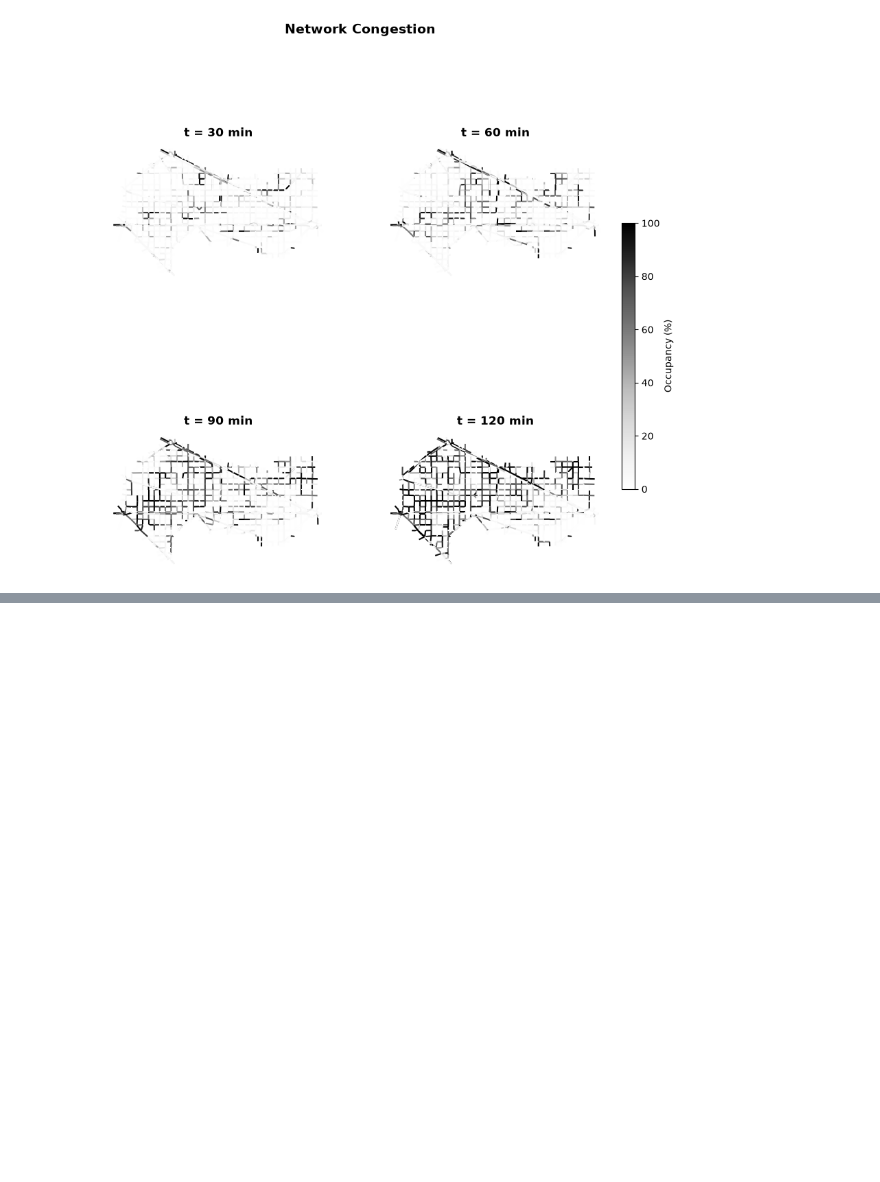
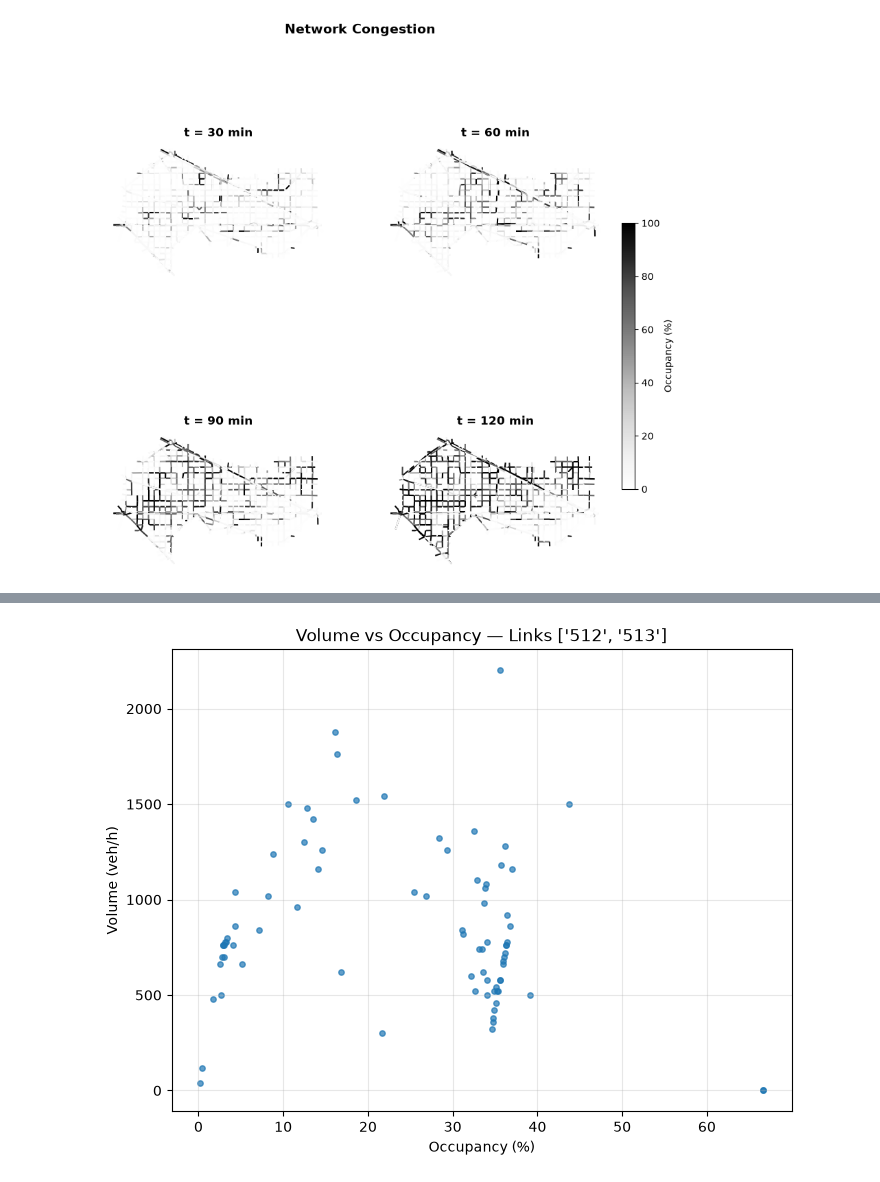
Before and after one commit to margauxfstn/Lab-1-Traffic, a Jupyter notebook: lab1Lorenzo.ipynb, the cells around one changed output, grey strips where cells are left out. Saved outputs shown, nothing was run; the diff lists cells and outputs as text; code cells hidden in the pictures; blank space fills up the shorter version.

```diff
--- a/lab1Lorenzo.ipynb
+++ b/lab1Lorenzo.ipynb
@@ -33,0 +92,9 @@ veh_per_hour = df_flow.astype(float) * 40  #multiplying by 40 to convert to veh/
+# %%
+#Extracting Average Occupancy and Average Volume between Links 512 and 513
+links_id = ["512", "513"]
+average_occupancy = df_occupancy[links_id].mean(axis=1)
+average_volume = veh_per_hour[links_id].mean(axis=1)
+
+average_occupancy.head()
+average_volume.head()
+df_occupancy.head()
@@ -33,0 +110,14 @@ veh_per_hour = df_flow.astype(float) * 40  #multiplying by 40 to convert to veh/
+# %%
+#plotting the averages
+
+
+fig, ax = plt.subplots(figsize=(8, 6))
+
+ax.scatter(average_occupancy, average_volume, s=15, alpha=0.7)
+## ax.set_ylim(0, 5000)  only use for scale
+ax.set_xlabel("Occupancy (%)")
+ax.set_ylabel("Volume (veh/h)")
+ax.set_title(f"Volume vs Occupancy — Links {links_id}")
+ax.grid(True, alpha=0.3)
+# %% [output]
+[figure, added]
```
Also changed, not shown: parts of 13 cells of this notebook.
